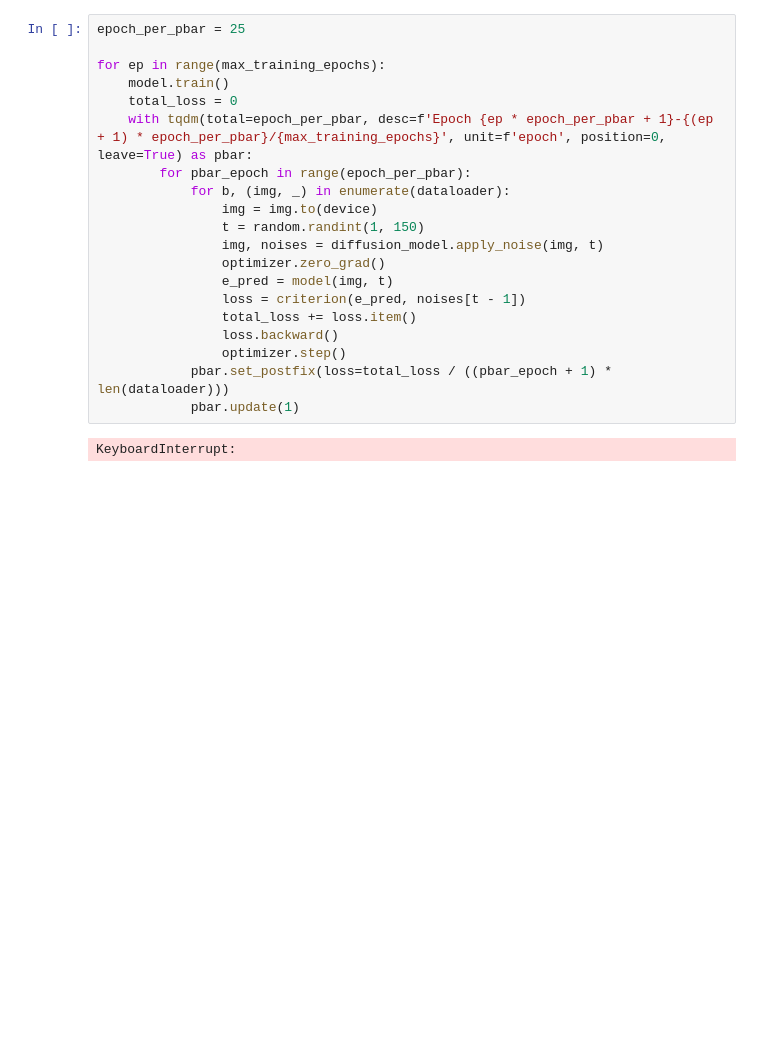
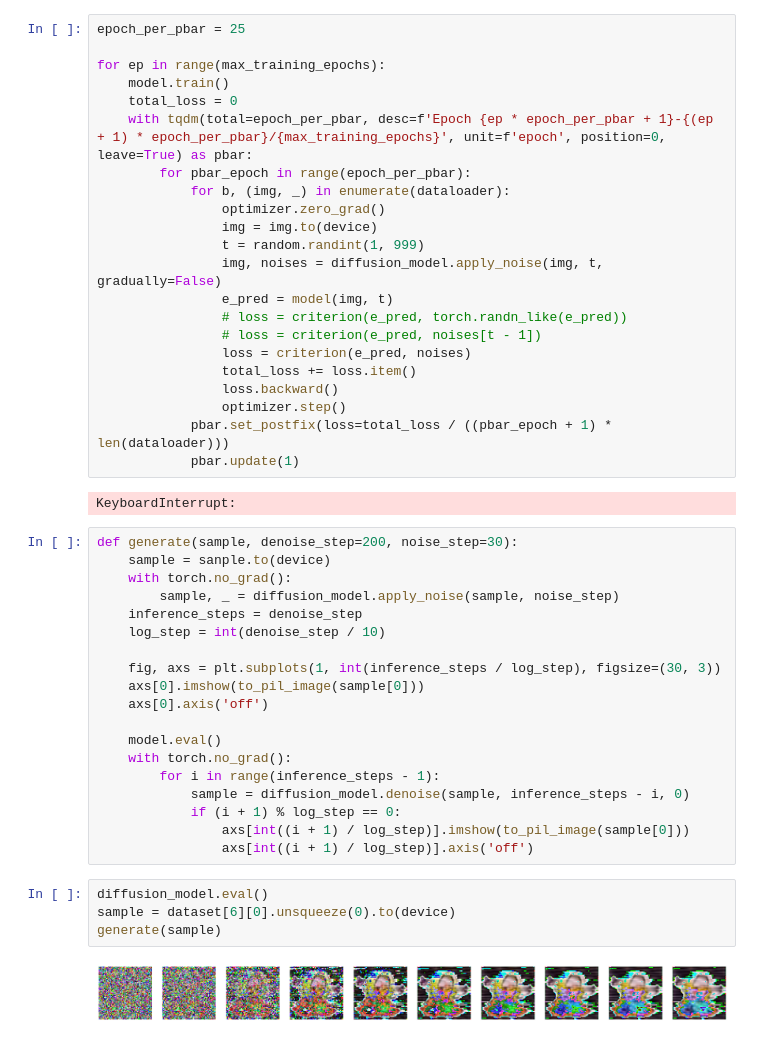
Before and after one commit to hungq1205/diffusion_pkm, a Jupyter notebook: image-gen.ipynb, the cells around one changed output. Saved outputs shown, nothing was run; the diff lists cells and outputs as text; blank space fills up the shorter version.

```diff
--- a/image-gen.ipynb
+++ b/image-gen.ipynb
@@ -178,12 +192,14 @@ for ep in range(max_training_epochs):
     with tqdm(total=epoch_per_pbar, desc=f'Epoch {ep * epoch_per_pbar + 1}-{(ep + 1) * epoch_per_pbar}/{max_training_epochs}', unit=f'epoch', position=0, leave=True) as pbar:
         for pbar_epoch in range(epoch_per_pbar):
             for b, (img, _) in enumerate(dataloader):
+                optimizer.zero_grad()
                 img = img.to(device)
-                t = random.randint(1, 150)
-                img, noises = diffusion_model.apply_noise(img, t)
-                optimizer.zero_grad()
+                t = random.randint(1, 999)
+                img, noises = diffusion_model.apply_noise(img, t, gradually=False)
                 e_pred = model(img, t)
-                loss = criterion(e_pred, noises[t - 1])
+                # loss = criterion(e_pred, torch.randn_like(e_pred))
+                # loss = criterion(e_pred, noises[t - 1])
+                loss = criterion(e_pred, noises)
                 total_loss += loss.item()
                 loss.backward()
                 optimizer.step()
@@ -191,3 +207,28 @@ for ep in range(max_training_epochs):
             pbar.update(1)
 # %% [output]
 KeyboardInterrupt:
+# %%
+def generate(sample, denoise_step=200, noise_step=30):
+    sample = sanple.to(device)
+    with torch.no_grad():
+        sample, _ = diffusion_model.apply_noise(sample, noise_step)
+    inference_steps = denoise_step
+    log_step = int(denoise_step / 10)
+
+    fig, axs = plt.subplots(1, int(inference_steps / log_step), figsize=(30, 3))
+    axs[0].imshow(to_pil_image(sample[0]))
+    axs[0].axis('off')
+
+    model.eval()
+    with torch.no_grad():
+        for i in range(inference_steps - 1):
+            sample = diffusion_model.denoise(sample, inference_steps - i, 0)
+            if (i + 1) % log_step == 0:
+                axs[int((i + 1) / log_step)].imshow(to_pil_image(sample[0]))
+                axs[int((i + 1) / log_step)].axis('off')
+# %%
+diffusion_model.eval()
+sample = dataset[6][0].unsqueeze(0).to(device)
+generate(sample)
+# %% [output]
+[figure, added]
```
Also changed, not shown: parts of 10 cells of this notebook.
